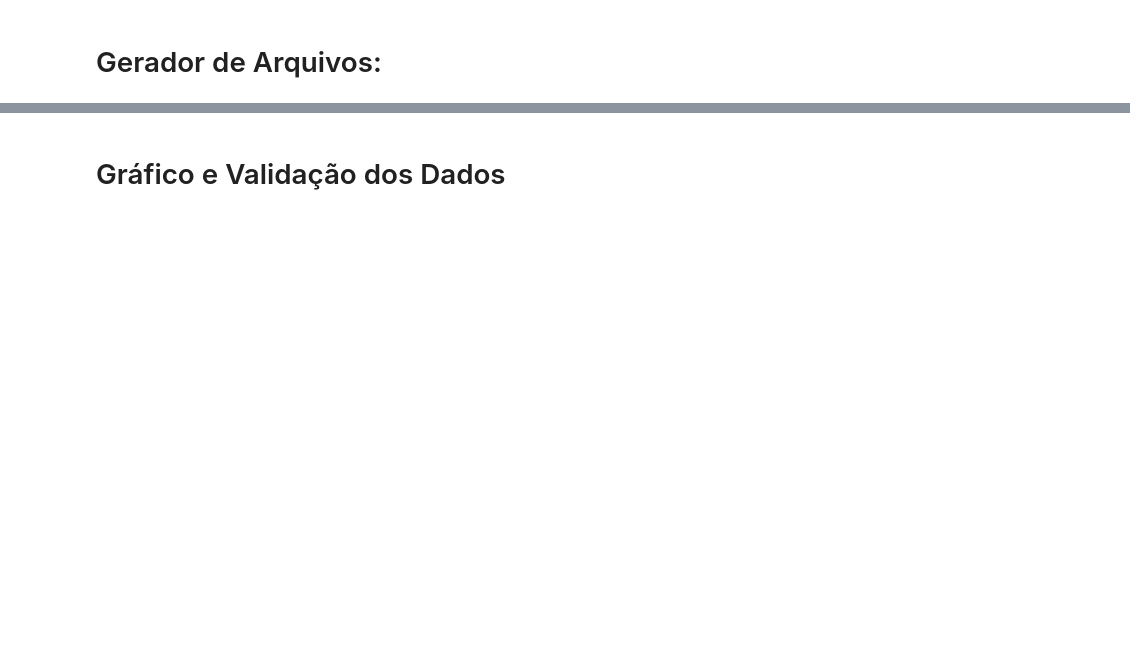
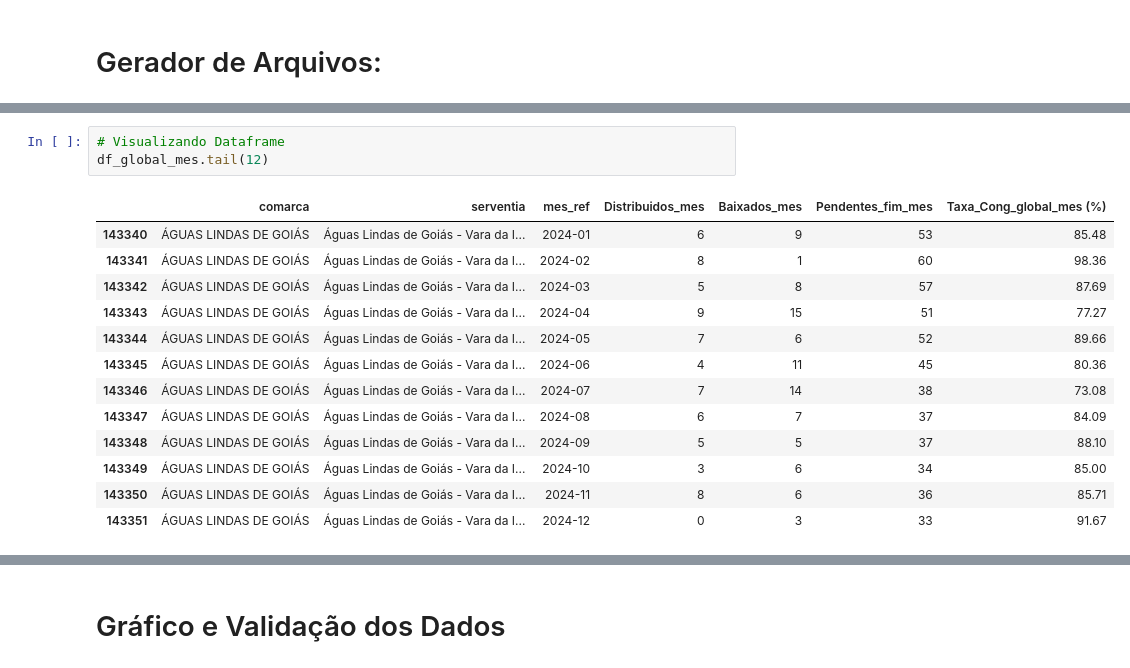
Before and after one commit to dvjuliocesar/TJGO_Projeto7_TxCongGeral, a Jupyter notebook: tx_updated.ipynb, the cells around one changed output, grey strips where cells are left out. Saved outputs shown, nothing was run; the diff lists cells and outputs as text; blank space fills up the shorter version.

```diff
--- a/tx_updated.ipynb
+++ b/tx_updated.ipynb
@@ -157,0 +560,17 @@ shape=206,316 x 7, mem≈58.2 MB
+# %%
+# Visualizando Dataframe
+df_global_mes.tail(12)
+# %% [output]
+|  | comarca | serventia | mes_ref | Distribuidos_mes | Baixados_mes | Pendentes_fim_mes | Taxa_Cong_global_mes (%) |
+| 143340 | ÁGUAS LINDAS DE GOIÁS | Águas Lindas de Goiás - Vara da I... | 2024-01 | 6 | 9 | 53 | 85.48 |
+| 143341 | ÁGUAS LINDAS DE GOIÁS | Águas Lindas de Goiás - Vara da I... | 2024-02 | 8 | 1 | 60 | 98.36 |
+| 143342 | ÁGUAS LINDAS DE GOIÁS | Águas Lindas de Goiás - Vara da I... | 2024-03 | 5 | 8 | 57 | 87.69 |
+| 143343 | ÁGUAS LINDAS DE GOIÁS | Águas Lindas de Goiás - Vara da I... | 2024-04 | 9 | 15 | 51 | 77.27 |
+| 143344 | ÁGUAS LINDAS DE GOIÁS | Águas Lindas de Goiás - Vara da I... | 2024-05 | 7 | 6 | 52 | 89.66 |
+| 143345 | ÁGUAS LINDAS DE GOIÁS | Águas Lindas de Goiás - Vara da I... | 2024-06 | 4 | 11 | 45 | 80.36 |
+| 143346 | ÁGUAS LINDAS DE GOIÁS | Águas Lindas de Goiás - Vara da I... | 2024-07 | 7 | 14 | 38 | 73.08 |
+| 143347 | ÁGUAS LINDAS DE GOIÁS | Águas Lindas de Goiás - Vara da I... | 2024-08 | 6 | 7 | 37 | 84.09 |
+| 143348 | ÁGUAS LINDAS DE GOIÁS | Águas Lindas de Goiás - Vara da I... | 2024-09 | 5 | 5 | 37 | 88.10 |
+| 143349 | ÁGUAS LINDAS DE GOIÁS | Águas Lindas de Goiás - Vara da I... | 2024-10 | 3 | 6 | 34 | 85.00 |
+| 143350 | ÁGUAS LINDAS DE GOIÁS | Águas Lindas de Goiás - Vara da I... | 2024-11 | 8 | 6 | 36 | 85.71 |
+| 143351 | ÁGUAS LINDAS DE GOIÁS | Águas Lindas de Goiás - Vara da I... | 2024-12 | 0 | 3 | 33 | 91.67 |
```
Also changed, not shown: parts of 35 cells of this notebook.
